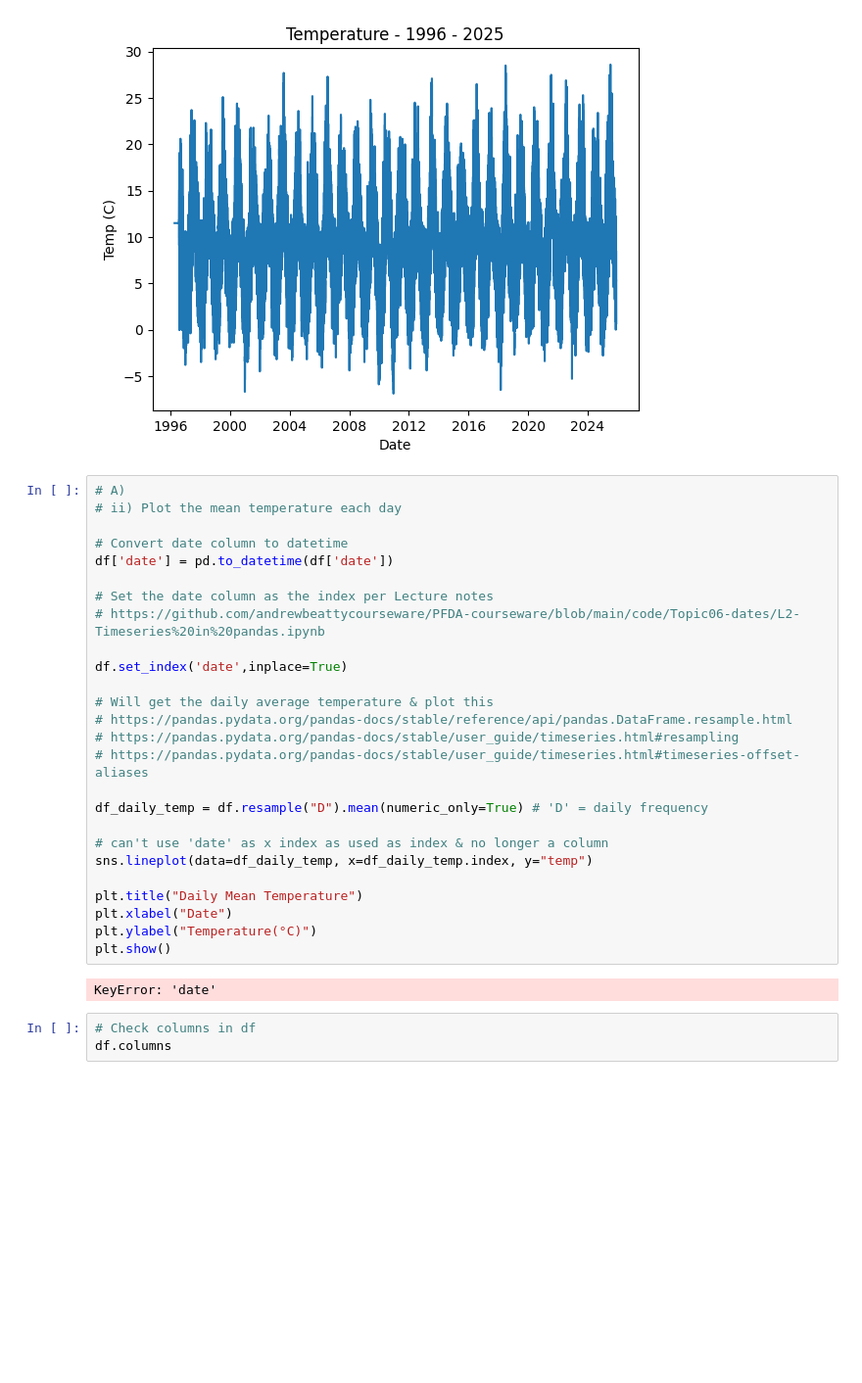
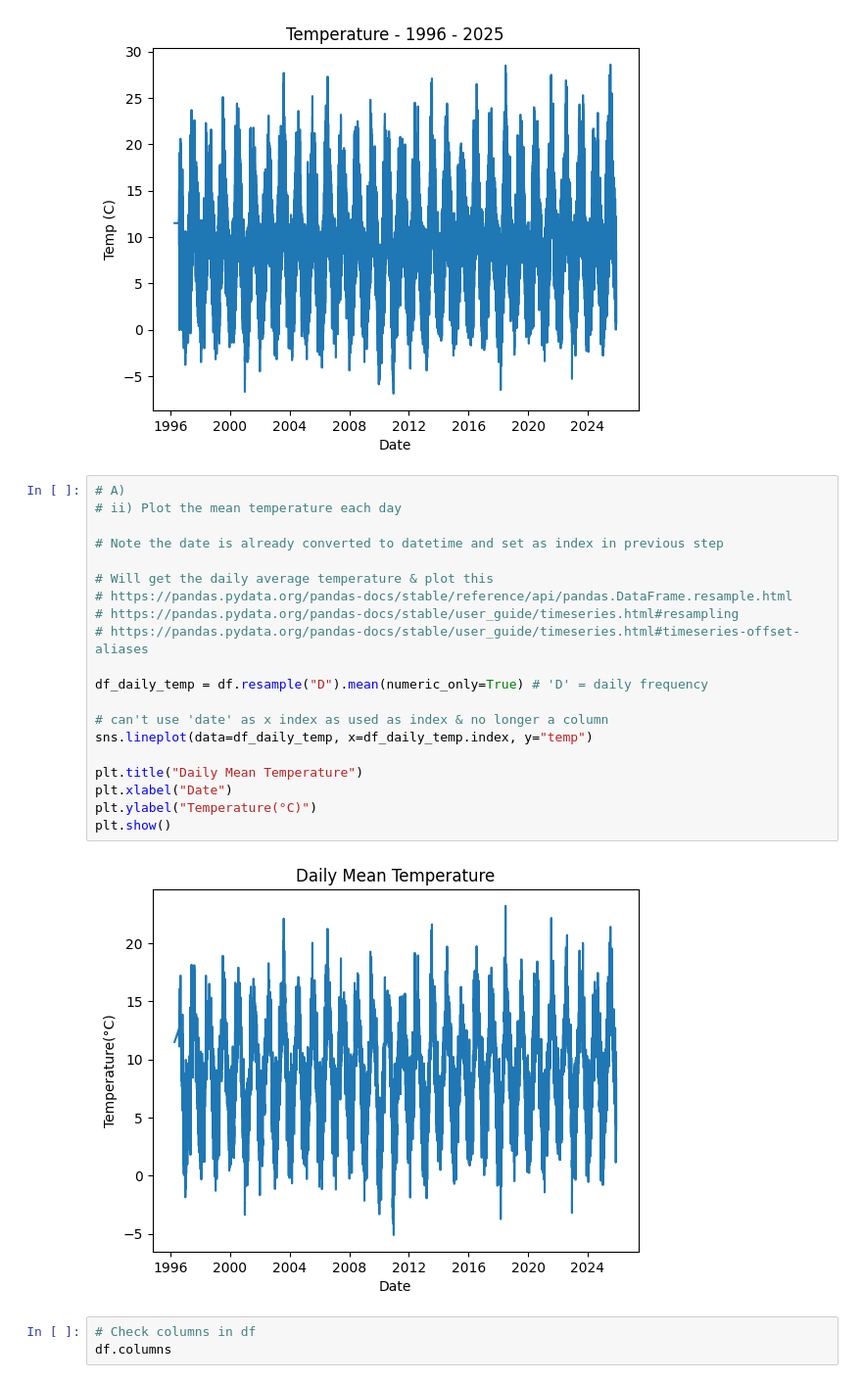
Before and after one commit to Mr-Scarf/programming-for-data-analytics, a Jupyter notebook: assignments/assignment_6_Weather.ipynb, the cells around one changed output. Shown at 98% size. Cells and saved outputs as stored; diff of their text form; blank space fills up the shorter version.

```diff
--- a/assignments/assignment_6_Weather.ipynb
+++ b/assignments/assignment_6_Weather.ipynb
@@ -60,31 +60,25 @@ plt.show()
 # %%
 # A)
 # ii) Plot the mean temperature each day
 
-# Convert date column to datetime
-df['date'] = pd.to_datetime(df['date'])
-
-# Set the date column as the index per Lecture notes
-# https://github.com/andrewbeattycourseware/PFDA-courseware/blob/main/code/Topic06-dates/L2-Timeseries%20in%20pandas.ipynb
-
-df.set_index('date',inplace=True)
+# Note the date is already converted to datetime and set as index in previous step
 
 # Will get the daily average temperature & plot this
 # https://pandas.pydata.org/pandas-docs/stable/reference/api/pandas.DataFrame.resample.html
 # https://pandas.pydata.org/pandas-docs/stable/user_guide/timeseries.html#resampling
 # https://pandas.pydata.org/pandas-docs/stable/user_guide/timeseries.html#timeseries-offset-aliases
 
 df_daily_temp = df.resample("D").mean(numeric_only=True) # 'D' = daily frequency
 
 # can't use 'date' as x index as used as index & no longer a column
 sns.lineplot(data=df_daily_temp, x=df_daily_temp.index, y="temp")
 
 plt.title("Daily Mean Temperature")
 plt.xlabel("Date")
 plt.ylabel("Temperature(°C)")
 plt.show()
 # %% [output]
-KeyError: 'date'
+[figure, added]
 # %%
 # Check columns in df
 df.columns
```
Also changed, not shown: parts of 5 cells of this notebook.
